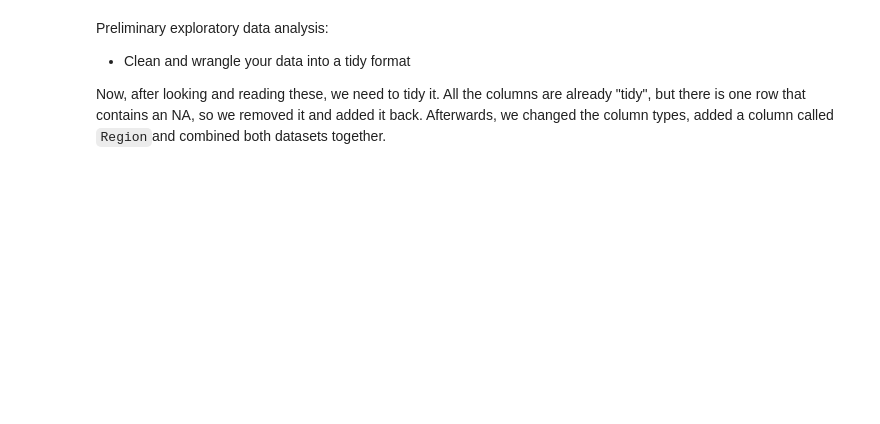
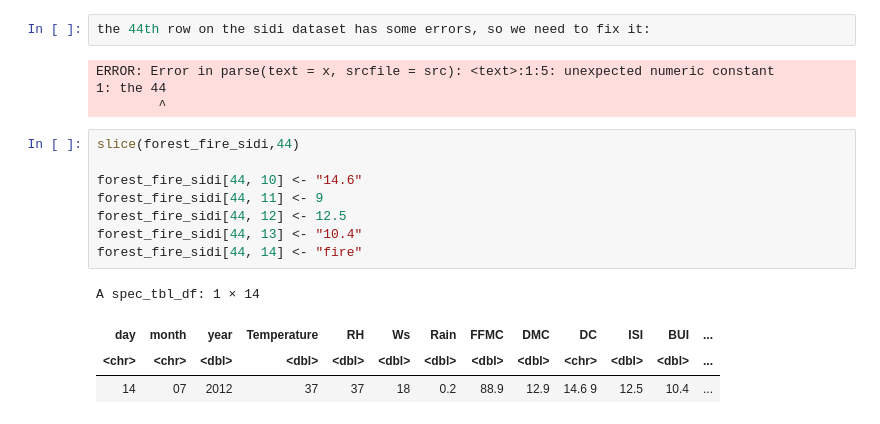
Before and after one commit to vangeliq/DSCII100_project_proposal, a Jupyter notebook: project_proposal.ipynb, the cells around one changed output. Drawn from its saved outputs; the diff is of its cells as text; blank space fills up the shorter version.

```diff
--- a/project_proposal.ipynb
+++ b/project_proposal.ipynb
@@ -114,7 +83,19 @@ A spec_tbl_df: 122 × 14
-# %% [markdown]
-Preliminary exploratory data analysis:
-
-- Clean and wrangle your data into a tidy format
-
-
-Now, after looking and reading these, we need to tidy it. All the columns are already "tidy", but there is one row that contains an NA, so we removed it and added it back. Afterwards, we changed the column types, added a column called `Region`and combined both datasets together.
+# %%
+the 44th row on the sidi dataset has some errors, so we need to fix it:
+# %% [output]
+ERROR: Error in parse(text = x, srcfile = src): <text>:1:5: unexpected numeric constant
+1: the 44
+        ^
+# %%
+slice(forest_fire_sidi,44)
+
+forest_fire_sidi[44, 10] <- "14.6"
+forest_fire_sidi[44, 11] <- 9
+forest_fire_sidi[44, 12] <- 12.5
+forest_fire_sidi[44, 13] <- "10.4"
+forest_fire_sidi[44, 14] <- "fire"
+# %% [output]
+A spec_tbl_df: 1 × 14
+| day | month | year | Temperature | RH | Ws | Rain | FFMC | DMC | DC | ISI | BUI | ... |
+| <chr> | <chr> | <dbl> | <dbl> | <dbl> | <dbl> | <dbl> | <dbl> | <dbl> | <chr> | <dbl> | <dbl> | ... |
+| 14 | 07 | 2012 | 37 | 37 | 18 | 0.2 | 88.9 | 12.9 | 14.6 9 | 12.5 | 10.4 | ... |
```
Also changed, not shown: parts of 25 cells of this notebook.
